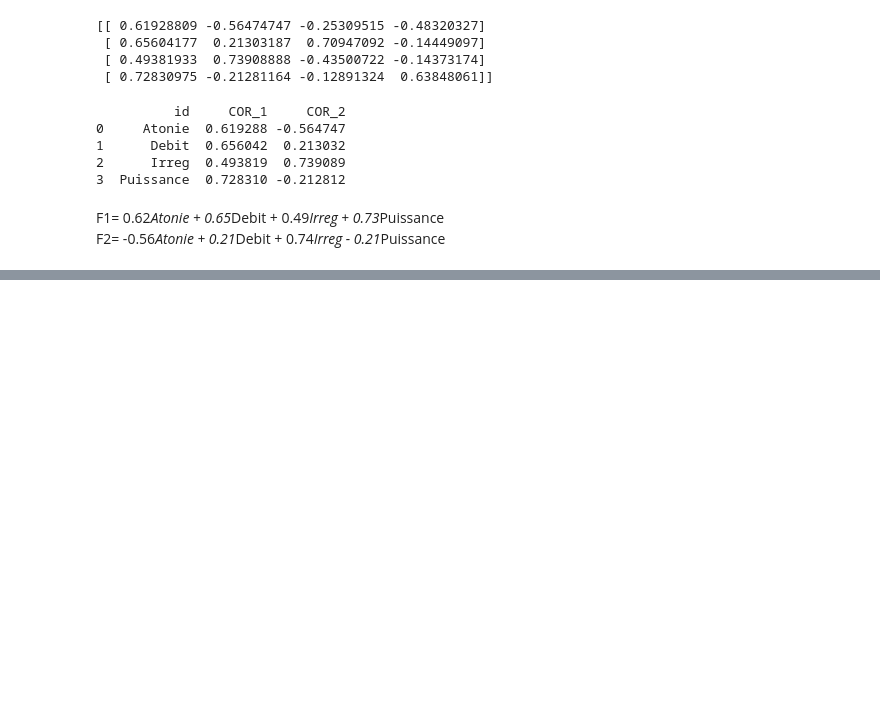
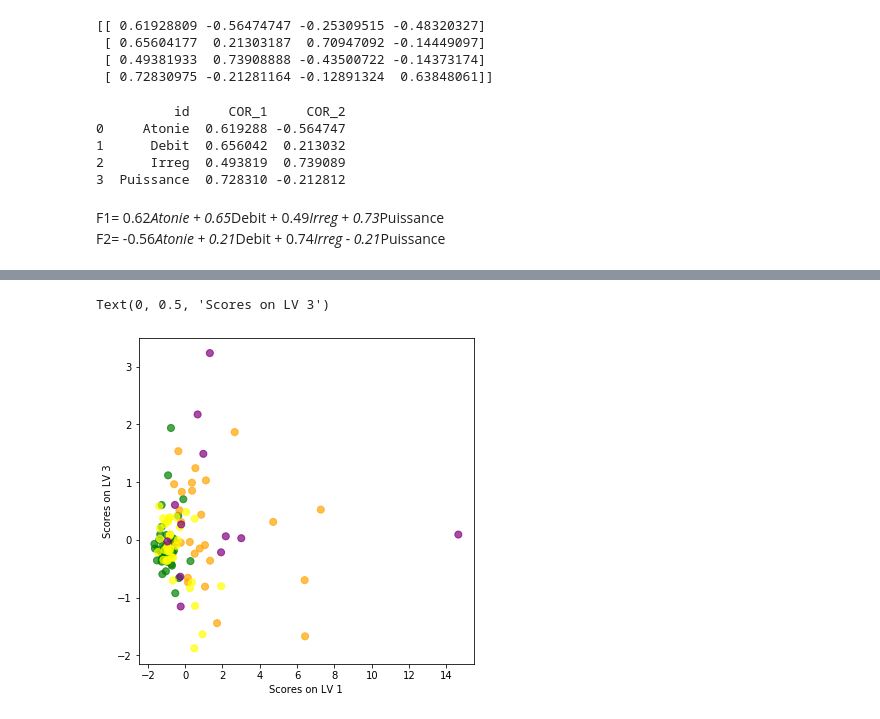
Before and after one commit to amandinebru/Projet_Parkinson, a Jupyter notebook: premier test.ipynb, the cells around one changed output, grey strips where cells are left out. Drawn from its saved outputs; the diff is of its cells as text; code cells hidden in the pictures; blank space fills up the shorter version.

```diff
--- a/premier test.ipynb
+++ b/premier test.ipynb
@@ -455,0 +497,8 @@ F2 tonicité?
+# %%
+scores = pd.DataFrame(plsr.x_scores_)
+ax = scores.plot(x=0, y=2, kind='scatter', s=50, alpha=0.7, c=colorlist, figsize=(6,6))
+ax.set_xlabel('Scores on LV 1')
+ax.set_ylabel('Scores on LV 3')
+# %% [output]
+Text(0, 0.5, 'Scores on LV 3')
+[figure, added]
```
Also changed, not shown: parts of 22 cells of this notebook.
